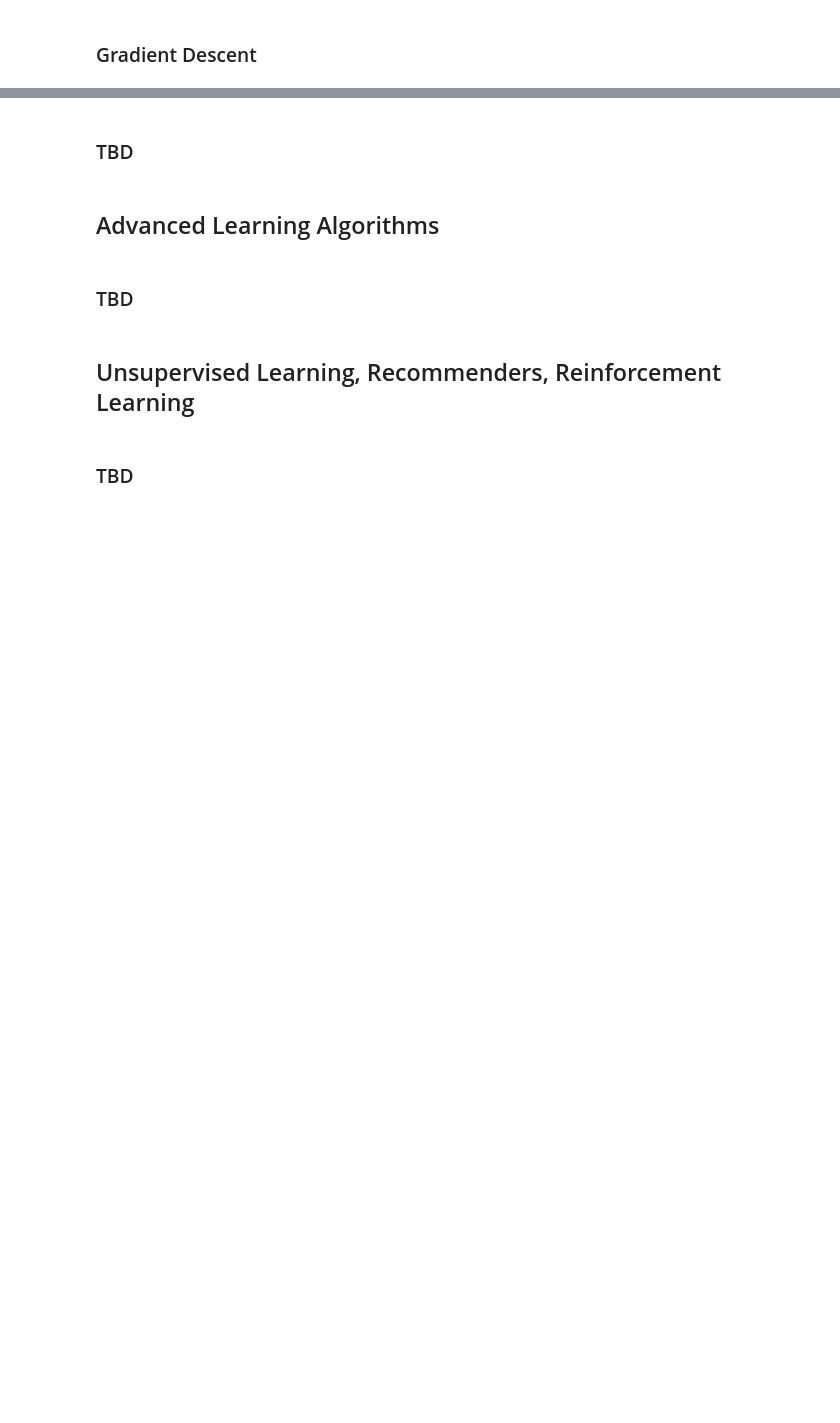
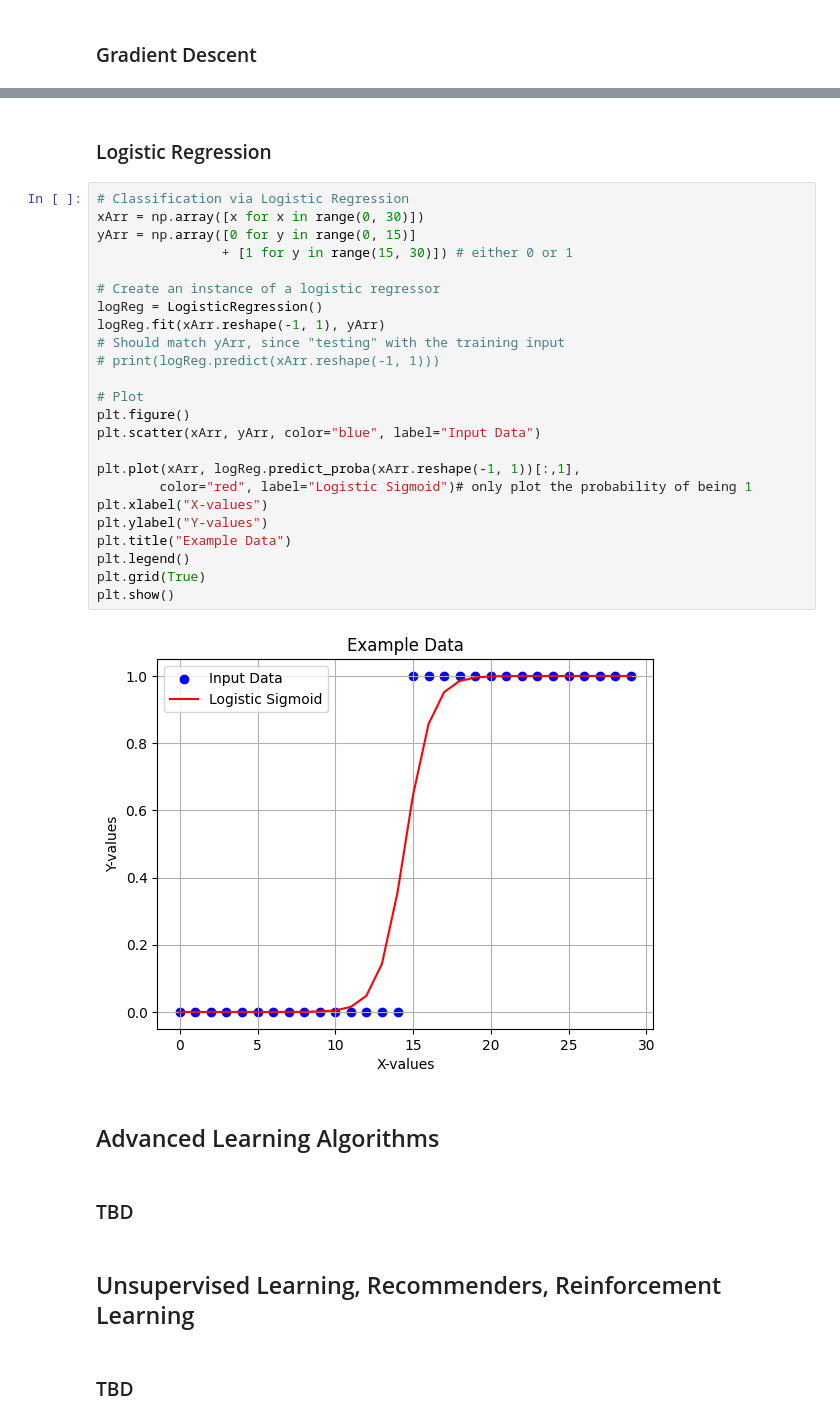
Before and after one commit to IndigoTeddy13/LearningTheBasicsOfML, a Jupyter notebook: mlApp.ipynb, the cells around one changed output, grey strips where cells are left out. Cells and saved outputs as stored; diff of their text form; blank space fills up the shorter version.

Commit message:
Logistic regression

```diff
--- a/mlApp.ipynb
+++ b/mlApp.ipynb
@@ -96,5 +97,31 @@ Minimum cost: 5.6218346879880885
-# %% [markdown]
-### TBD
+# %% [markdown]
+### Logistic Regression
+# %%
+# Classification via Logistic Regression
+xArr = np.array([x for x in range(0, 30)])
+yArr = np.array([0 for y in range(0, 15)]
+                + [1 for y in range(15, 30)]) # either 0 or 1
+
+# Create an instance of a logistic regressor
+logReg = LogisticRegression()
+logReg.fit(xArr.reshape(-1, 1), yArr)
+# Should match yArr, since "testing" with the training input
+# print(logReg.predict(xArr.reshape(-1, 1)))
+
+# Plot
+plt.figure()
+plt.scatter(xArr, yArr, color="blue", label="Input Data")
+
+plt.plot(xArr, logReg.predict_proba(xArr.reshape(-1, 1))[:,1],
+        color="red", label="Logistic Sigmoid")# only plot the probability of being 1
+plt.xlabel("X-values")
+plt.ylabel("Y-values")
+plt.title("Example Data")
+plt.legend()
+plt.grid(True)
+plt.show()
+# %% [output]
+[figure, added]
 # %% [markdown]
 ## Advanced Learning Algorithms
 # %% [markdown]
```
Also changed, not shown: parts of 3 cells of this notebook.
